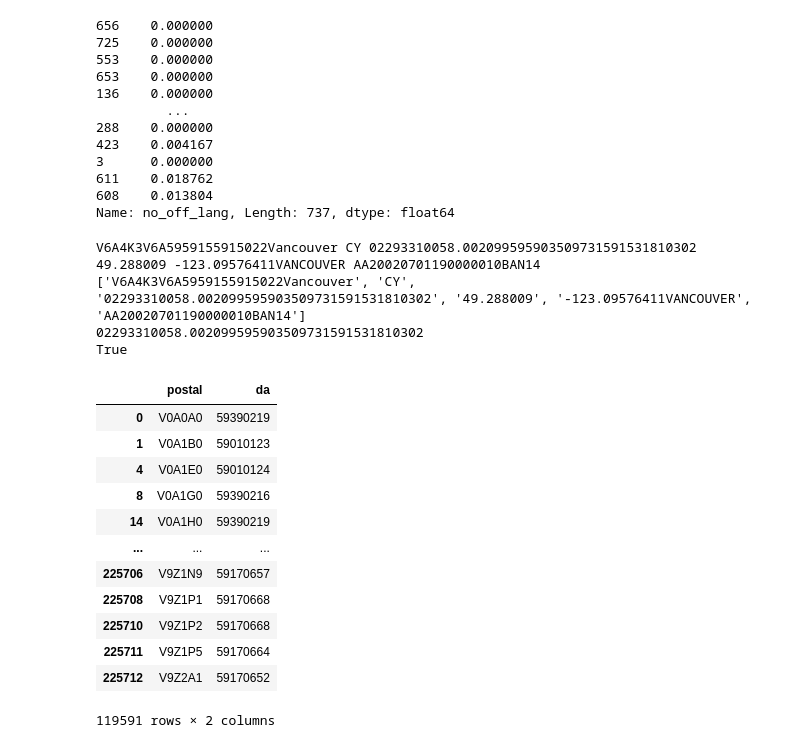
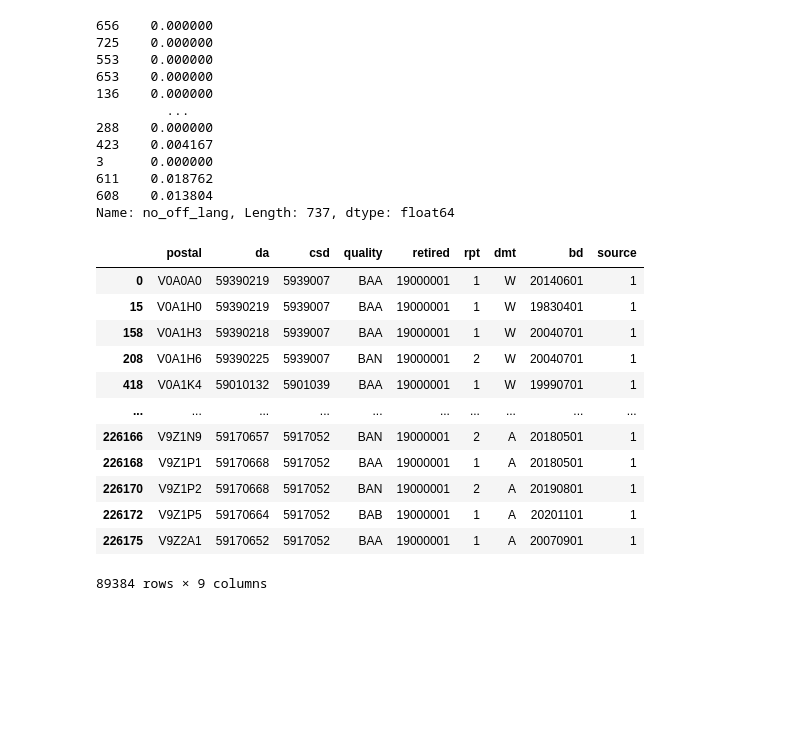
Before and after one commit to Tarunjeev/United-Way-Project, a Jupyter notebook: main-2.ipynb, the cells around one changed output. Drawn from its saved outputs; the diff is of its cells as text; code cells hidden in the pictures; blank space fills up the shorter version.

```diff
--- a/main-2.ipynb
+++ b/main-2.ipynb
@@ -430,3 +473,19 @@ def new_postal_da(pccf_path):
+# %%
+new_postal_da(postal_da_path)
+# %% [output]
+|  | postal | da | csd | quality | retired | rpt | dmt | bd | source |
+| 0 | V0A0A0 | 59390219 | 5939007 | BAA | 19000001 | 1 | W | 20140601 | 1 |
+| 15 | V0A1H0 | 59390219 | 5939007 | BAA | 19000001 | 1 | W | 19830401 | 1 |
+| 158 | V0A1H3 | 59390218 | 5939007 | BAA | 19000001 | 1 | W | 20040701 | 1 |
+| 208 | V0A1H6 | 59390225 | 5939007 | BAN | 19000001 | 2 | W | 20040701 | 1 |
+| 418 | V0A1K4 | 59010132 | 5901039 | BAA | 19000001 | 1 | W | 19990701 | 1 |
+| ... | ... | ... | ... | ... | ... | ... | ... | ... | ... |
+| 226166 | V9Z1N9 | 59170657 | 5917052 | BAN | 19000001 | 2 | A | 20180501 | 1 |
+| 226168 | V9Z1P1 | 59170668 | 5917052 | BAA | 19000001 | 1 | A | 20180501 | 1 |
+| 226170 | V9Z1P2 | 59170668 | 5917052 | BAN | 19000001 | 2 | A | 20190801 | 1 |
+| 226172 | V9Z1P5 | 59170664 | 5917052 | BAB | 19000001 | 1 | A | 20201101 | 1 |
+| 226175 | V9Z2A1 | 59170652 | 5917052 | BAA | 19000001 | 1 | A | 20070901 | 1 |
+89384 rows × 9 columns
 # %%
 def get_postal_da_conversion(pccf_path):
 
@@ -472,24 +531,4 @@ def get_postal_da_conversion(pccf_path):
     removed_df = df[~df['postal'].duplicated(keep='first')]
 
     return removed_df
-# %%
-get_postal_da_conversion(postal_da_path)
-# %% [output]
-V6A4K3V6A5959155915022Vancouver CY 02293310058.002099595903509731591531810302 49.288009 -123.09576411VANCOUVER AA20020701190000010BAN14
-['V6A4K3V6A5959155915022Vancouver', 'CY', '02293310058.002099595903509731591531810302', '49.288009', '-123.09576411VANCOUVER', 'AA20020701190000010BAN14']
-02293310058.002099595903509731591531810302
-True
-|  | postal | da |
-| 0 | V0A0A0 | 59390219 |
-| 1 | V0A1B0 | 59010123 |
-| 4 | V0A1E0 | 59010124 |
-| 8 | V0A1G0 | 59390216 |
-| 14 | V0A1H0 | 59390219 |
-| ... | ... | ... |
-| 225706 | V9Z1N9 | 59170657 |
-| 225708 | V9Z1P1 | 59170668 |
-| 225710 | V9Z1P2 | 59170668 |
-| 225711 | V9Z1P5 | 59170664 |
-| 225712 | V9Z2A1 | 59170652 |
-119591 rows × 2 columns
 # %%
```
Also changed, not shown: parts of 22 cells of this notebook.
